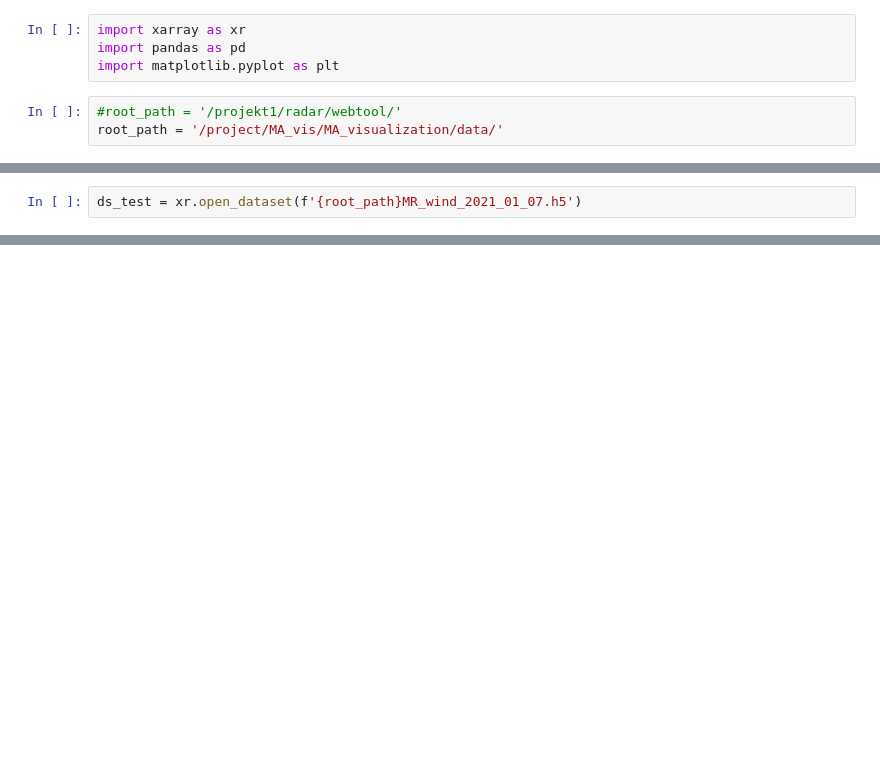
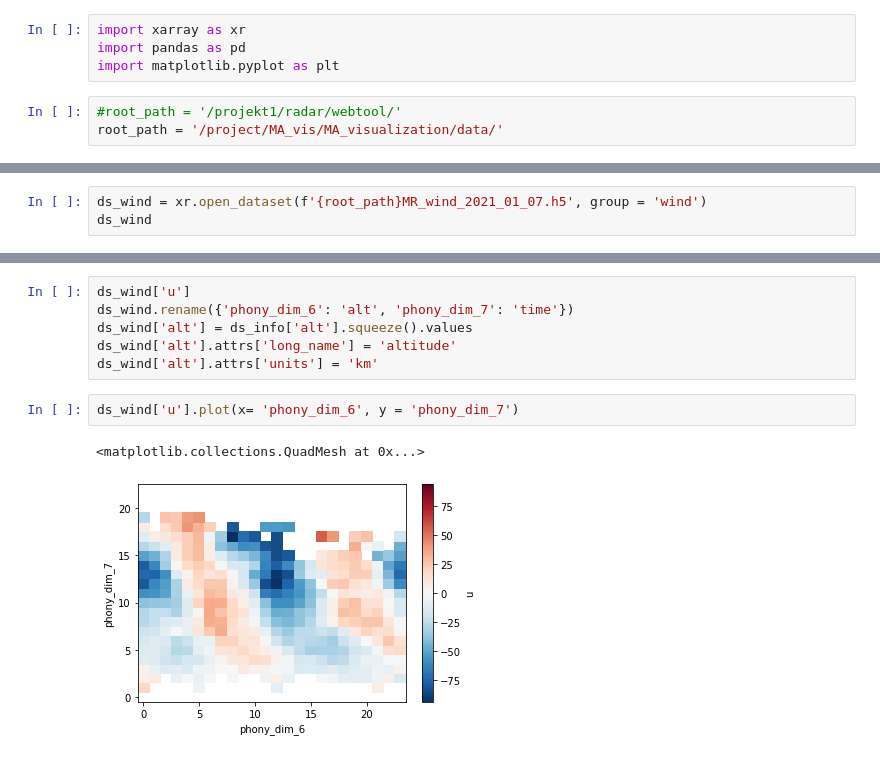
Before and after one commit to VACILT/MA_visualization, a Jupyter notebook: code/radar_wind.ipynb, the cells around one changed output, grey strips where cells are left out. Saved outputs shown, nothing was run; the diff lists cells and outputs as text; blank space fills up the shorter version.

Commit message:
first attempt implemtenting 2d-plot

```diff
--- a/code/radar_wind.ipynb
+++ b/code/radar_wind.ipynb
@@ -29,2 +21,3 @@ Attributes:
 # %%
-ds_test = xr.open_dataset(f'{root_path}MR_wind_2021_01_07.h5')
+ds_wind = xr.open_dataset(f'{root_path}MR_wind_2021_01_07.h5', group = 'wind')
+ds_wind
@@ -30,0 +41,11 @@ ds_test = xr.open_dataset(f'{root_path}MR_wind_2021_01_07.h5')
+# %%
+ds_wind['u']
+ds_wind.rename({'phony_dim_6': 'alt', 'phony_dim_7': 'time'})
+ds_wind['alt'] = ds_info['alt'].squeeze().values
+ds_wind['alt'].attrs['long_name'] = 'altitude'
+ds_wind['alt'].attrs['units'] = 'km'
+# %%
+ds_wind['u'].plot(x= 'phony_dim_6', y = 'phony_dim_7')
+# %% [output]
+<matplotlib.collections.QuadMesh at 0x...>
+[figure, added]
```
Also changed, not shown: parts of 6 cells of this notebook, 1 other file.
